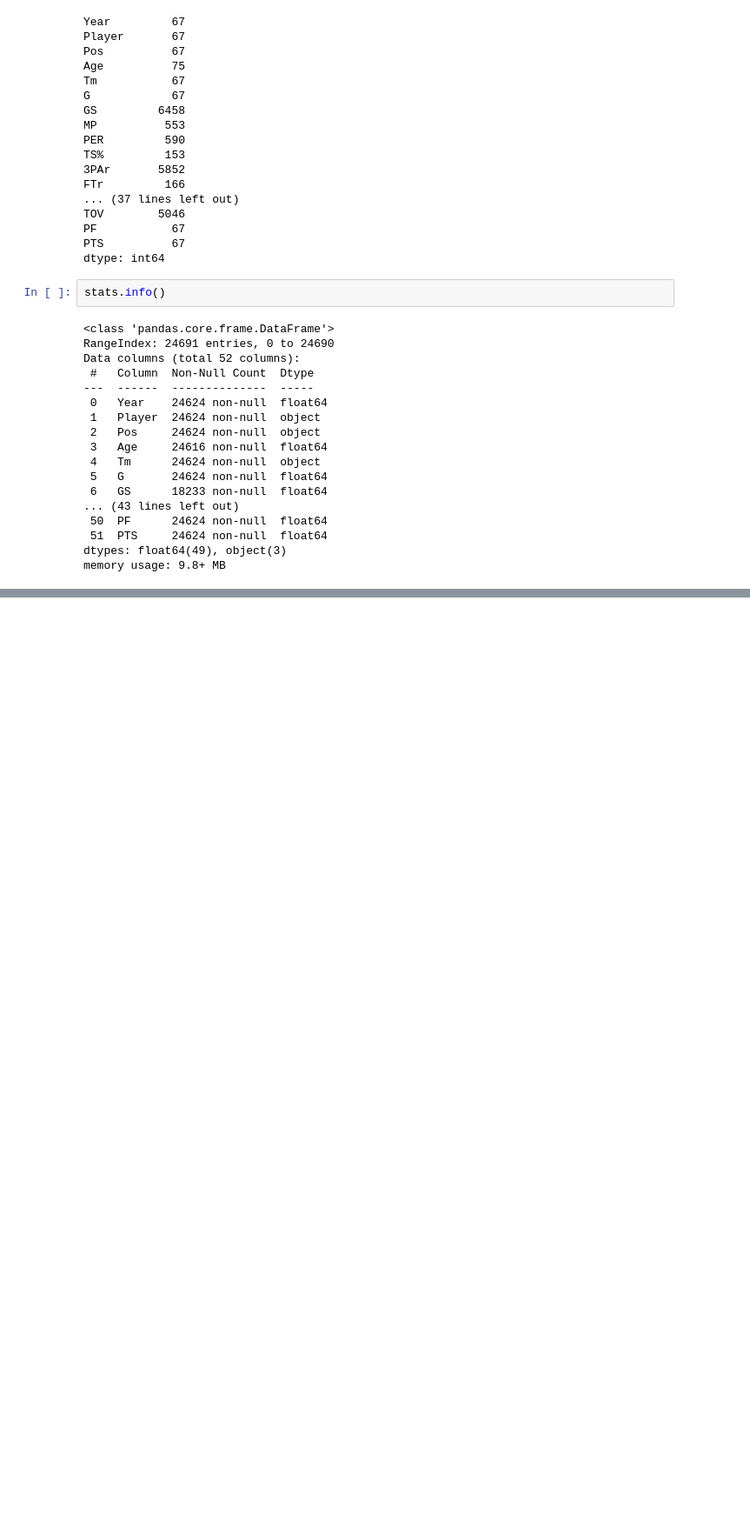
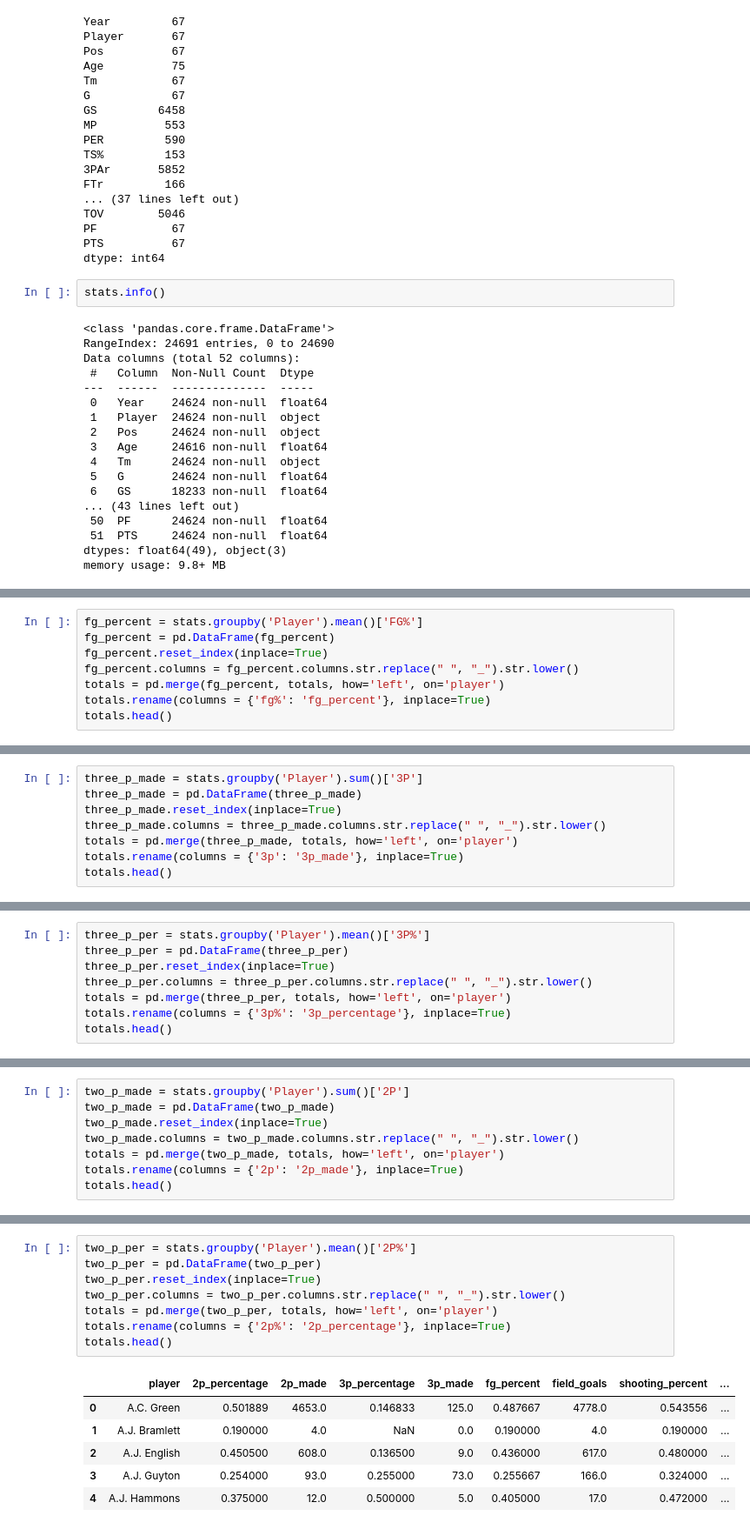
Before and after one commit to haydenj8/NBA_Project3, a Jupyter notebook: Project_Notebook_1.ipynb, the cells around one changed output, grey strips where cells are left out. Shown at 87% size. Cells and saved outputs as stored; diff of their text form; blank space fills up the shorter version.

```diff
--- a/Project_Notebook_1.ipynb
+++ b/Project_Notebook_1.ipynb
@@ -168,0 +276,8 @@ stats.groupby('Player').mean()
+# %%
+fg_percent = stats.groupby('Player').mean()['FG%']
+fg_percent = pd.DataFrame(fg_percent)
+fg_percent.reset_index(inplace=True)
+fg_percent.columns = fg_percent.columns.str.replace(" ", "_").str.lower()
+totals = pd.merge(fg_percent, totals, how='left', on='player')
+totals.rename(columns = {'fg%': 'fg_percent'}, inplace=True)
+totals.head()
@@ -168,0 +291,8 @@ stats.groupby('Player').mean()
+# %%
+three_p_made = stats.groupby('Player').sum()['3P']
+three_p_made = pd.DataFrame(three_p_made)
+three_p_made.reset_index(inplace=True)
+three_p_made.columns = three_p_made.columns.str.replace(" ", "_").str.lower()
+totals = pd.merge(three_p_made, totals, how='left', on='player')
+totals.rename(columns = {'3p': '3p_made'}, inplace=True)
+totals.head()
@@ -168,0 +306,8 @@ stats.groupby('Player').mean()
+# %%
+three_p_per = stats.groupby('Player').mean()['3P%']
+three_p_per = pd.DataFrame(three_p_per)
+three_p_per.reset_index(inplace=True)
+three_p_per.columns = three_p_per.columns.str.replace(" ", "_").str.lower()
+totals = pd.merge(three_p_per, totals, how='left', on='player')
+totals.rename(columns = {'3p%': '3p_percentage'}, inplace=True)
+totals.head()
@@ -168,0 +321,8 @@ stats.groupby('Player').mean()
+# %%
+two_p_made = stats.groupby('Player').sum()['2P']
+two_p_made = pd.DataFrame(two_p_made)
+two_p_made.reset_index(inplace=True)
+two_p_made.columns = two_p_made.columns.str.replace(" ", "_").str.lower()
+totals = pd.merge(two_p_made, totals, how='left', on='player')
+totals.rename(columns = {'2p': '2p_made'}, inplace=True)
+totals.head()
@@ -168,0 +336,15 @@ stats.groupby('Player').mean()
+# %%
+two_p_per = stats.groupby('Player').mean()['2P%']
+two_p_per = pd.DataFrame(two_p_per)
+two_p_per.reset_index(inplace=True)
+two_p_per.columns = two_p_per.columns.str.replace(" ", "_").str.lower()
+totals = pd.merge(two_p_per, totals, how='left', on='player')
+totals.rename(columns = {'2p%': '2p_percentage'}, inplace=True)
+totals.head()
+# %% [output]
+|  | player | 2p_percentage | 2p_made | 3p_percentage | 3p_made | fg_percent | field_goals | shooting_percent | ... |
+| 0 | A.C. Green | 0.501889 | 4653.0 | 0.146833 | 125.0 | 0.487667 | 4778.0 | 0.543556 | ... |
+| 1 | A.J. Bramlett | 0.190000 | 4.0 | NaN | 0.0 | 0.190000 | 4.0 | 0.190000 | ... |
+| 2 | A.J. English | 0.450500 | 608.0 | 0.136500 | 9.0 | 0.436000 | 617.0 | 0.480000 | ... |
+| 3 | A.J. Guyton | 0.254000 | 93.0 | 0.255000 | 73.0 | 0.255667 | 166.0 | 0.324000 | ... |
+| 4 | A.J. Hammons | 0.375000 | 12.0 | 0.500000 | 5.0 | 0.405000 | 17.0 | 0.472000 | ... |
```
Also changed, not shown: parts of 52 cells of this notebook.
